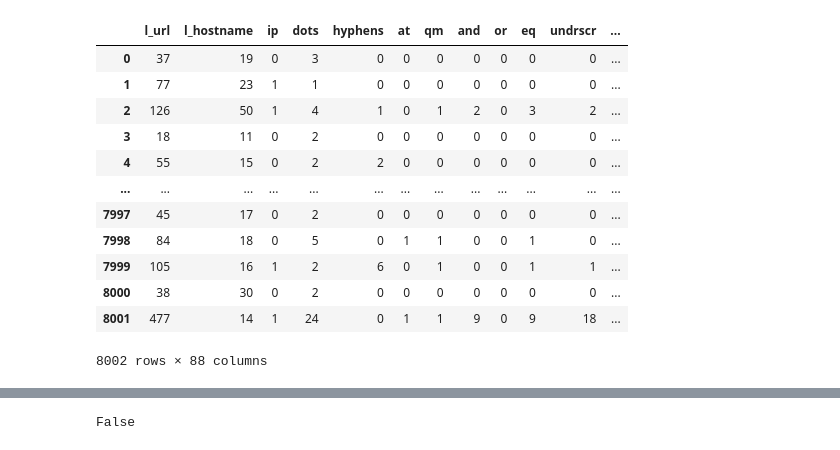
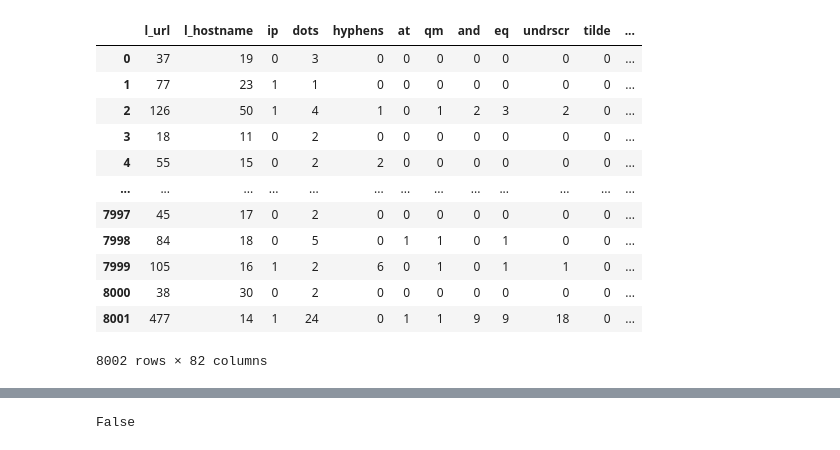
Before and after one commit to AmeerEleyan/ML-Projects, a Jupyter notebook: Project_2/COMP4388_SecondProject_1191076_1190478.ipynb, the cells around one changed output, grey strips where cells are left out. Saved outputs shown, nothing was run; the diff lists cells and outputs as text; code cells hidden in the pictures.

```diff
--- a/Project_2/Project_2.ipynb
+++ b/Project_2/COMP4388_SecondProject_1191076_1190478.ipynb
@@ -55,19 +58,18 @@ testing_data_set.head()
-# %%
-#delete rows with zero values(training_data_set)
-training_data_set.loc[(training_data_set!=0).any(axis=1)]
-# %% [output]
-|  | l_url | l_hostname | ip | dots | hyphens | at | qm | and | or | eq | undrscr | ... |
-| 0 | 37 | 19 | 0 | 3 | 0 | 0 | 0 | 0 | 0 | 0 | 0 | ... |
-| 1 | 77 | 23 | 1 | 1 | 0 | 0 | 0 | 0 | 0 | 0 | 0 | ... |
-| 2 | 126 | 50 | 1 | 4 | 1 | 0 | 1 | 2 | 0 | 3 | 2 | ... |
-| 3 | 18 | 11 | 0 | 2 | 0 | 0 | 0 | 0 | 0 | 0 | 0 | ... |
-| 4 | 55 | 15 | 0 | 2 | 2 | 0 | 0 | 0 | 0 | 0 | 0 | ... |
-| ... | ... | ... | ... | ... | ... | ... | ... | ... | ... | ... | ... | ... |
-| 7997 | 45 | 17 | 0 | 2 | 0 | 0 | 0 | 0 | 0 | 0 | 0 | ... |
-| 7998 | 84 | 18 | 0 | 5 | 0 | 1 | 1 | 0 | 0 | 1 | 0 | ... |
-| 7999 | 105 | 16 | 1 | 2 | 6 | 0 | 1 | 0 | 0 | 1 | 1 | ... |
-| 8000 | 38 | 30 | 0 | 2 | 0 | 0 | 0 | 0 | 0 | 0 | 0 | ... |
-| 8001 | 477 | 14 | 1 | 24 | 0 | 1 | 1 | 9 | 0 | 9 | 18 | ... |
-8002 rows × 88 columns
+# %%
+training_data_set[training_data_set.columns[(training_data_set!=0).any(axis = 0)]]
+# %% [output]
+|  | l_url | l_hostname | ip | dots | hyphens | at | qm | and | eq | undrscr | tilde | ... |
+| 0 | 37 | 19 | 0 | 3 | 0 | 0 | 0 | 0 | 0 | 0 | 0 | ... |
+| 1 | 77 | 23 | 1 | 1 | 0 | 0 | 0 | 0 | 0 | 0 | 0 | ... |
+| 2 | 126 | 50 | 1 | 4 | 1 | 0 | 1 | 2 | 3 | 2 | 0 | ... |
+| 3 | 18 | 11 | 0 | 2 | 0 | 0 | 0 | 0 | 0 | 0 | 0 | ... |
+| 4 | 55 | 15 | 0 | 2 | 2 | 0 | 0 | 0 | 0 | 0 | 0 | ... |
+| ... | ... | ... | ... | ... | ... | ... | ... | ... | ... | ... | ... | ... |
+| 7997 | 45 | 17 | 0 | 2 | 0 | 0 | 0 | 0 | 0 | 0 | 0 | ... |
+| 7998 | 84 | 18 | 0 | 5 | 0 | 1 | 1 | 0 | 1 | 0 | 0 | ... |
+| 7999 | 105 | 16 | 1 | 2 | 6 | 0 | 1 | 0 | 1 | 1 | 0 | ... |
+| 8000 | 38 | 30 | 0 | 2 | 0 | 0 | 0 | 0 | 0 | 0 | 0 | ... |
+| 8001 | 477 | 14 | 1 | 24 | 0 | 1 | 1 | 9 | 9 | 18 | 0 | ... |
+8002 rows × 82 columns
 # %%
 #delete rows with zero values(testing_data_set)
```
Also changed, not shown: parts of 9 cells of this notebook, 2 other files.
